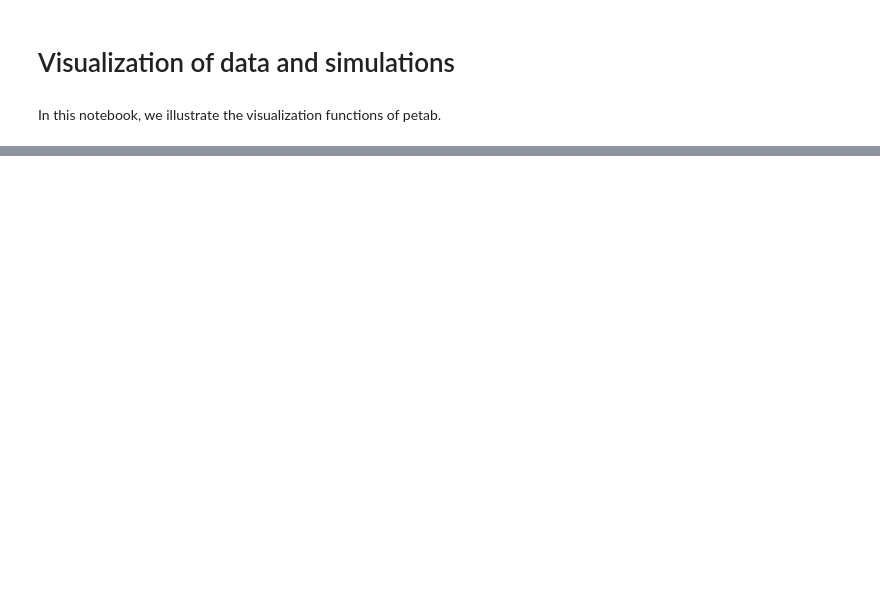
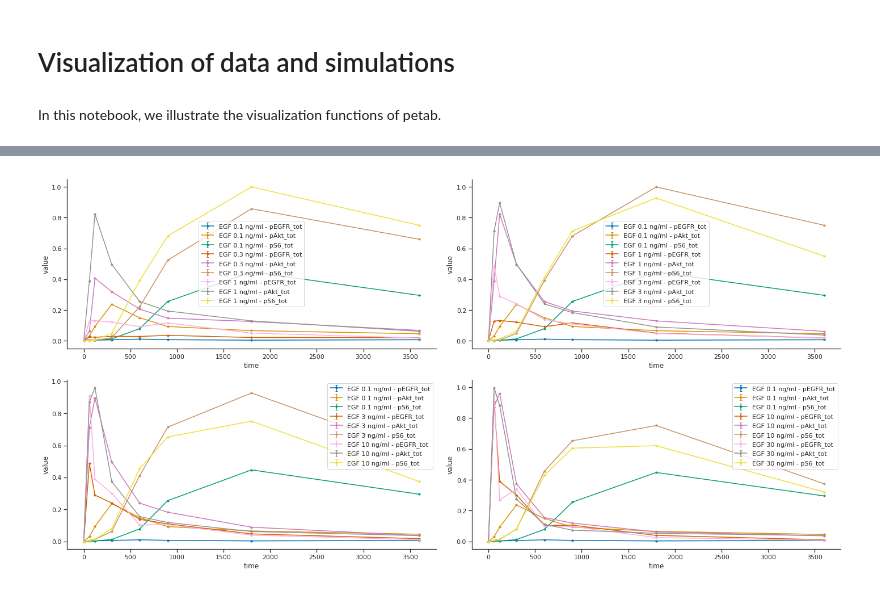
Before and after one commit to PEtab-dev/PEtab, a Jupyter notebook: doc/example/example_visualization.ipynb, the cells around one changed output, grey strips where cells are left out. Saved outputs shown, nothing was run; the diff lists cells and outputs as text; code cells hidden in the pictures; blank space fills up the shorter version.

```diff
--- a/doc/example/example_visualization.ipynb
+++ b/doc/example/example_visualization.ipynb
@@ -32,0 +56,14 @@ plt.show()
+# %%
+data_file_path = "example_Fujita/Fujita_measurementData.tsv"
+condition_file_path = "example_Fujita/Fujita_experimentalCondition.tsv"
+
+# Plot 4 axes objects, plotting
+# - in the first window all observables of the  1st, 2nd, and 3rd simulation condition
+# - in the second window all observables of the 1st, 3rd, and 4th simulation condition
+# - in the third window all observables of the  1st, 4th, and 5th simulation condition
+# - in the fourth window all observables of the 1st, 5th, and 6th simulation condition
+plot_data_and_simulation(data_file_path, condition_file_path,
+                         sim_cond_num_list = [[0, 1, 2], [0, 2, 3], [0, 3, 4], [0, 4, 5]])
+plt.show()
+# %% [output]
+[figure, added]
```
Also changed, not shown: parts of 10 cells of this notebook, 24 other files.
